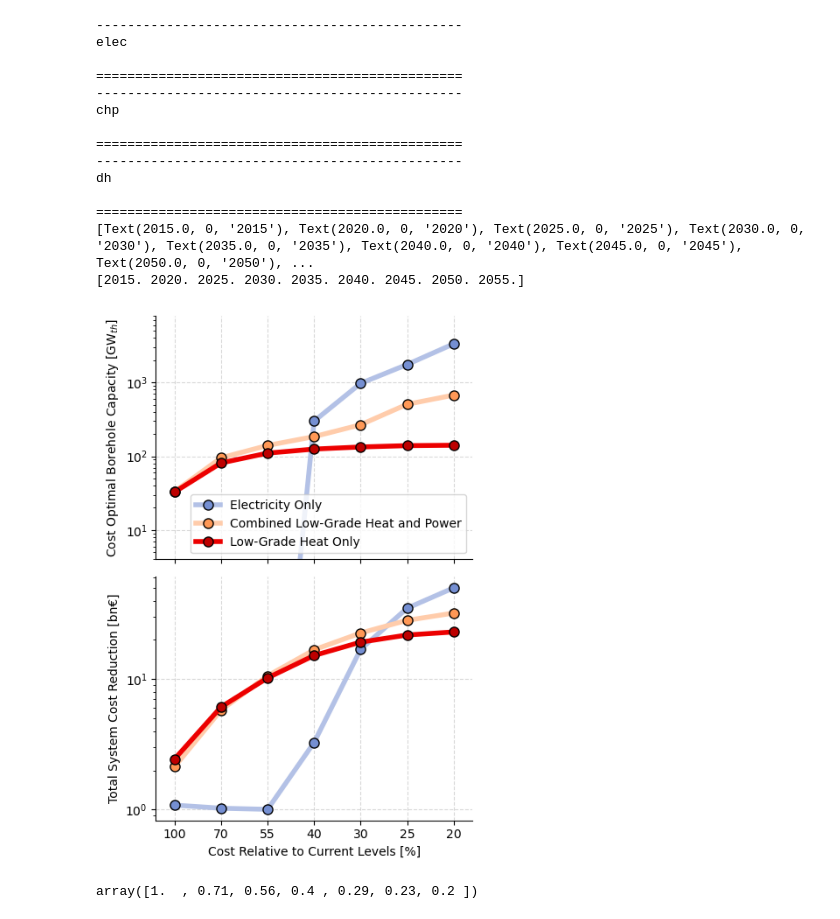
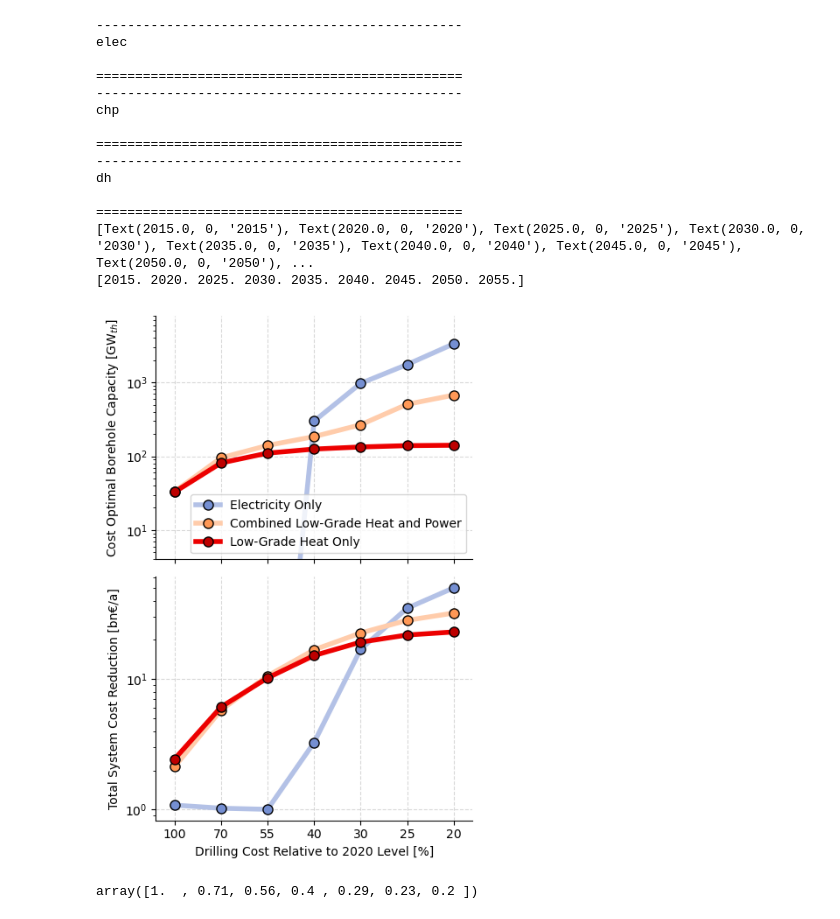
Before and after one commit to LukasFrankenQ/egs_market_integration, a Jupyter notebook: notebooks/new_main_plot.ipynb, the cells around one changed output. Saved outputs shown, nothing was run; the diff lists cells and outputs as text; code cells hidden in the pictures.

```diff
--- a/notebooks/new_main_plot.ipynb
+++ b/notebooks/new_main_plot.ipynb
@@ -286,9 +286,9 @@ for ax in axs:
     ax.spines["right"].set_visible(False)
 
 axs[0].set_ylabel(r"Cost Optimal Borehole Capacity [GW$_{th}$]")
-axs[1].set_ylabel(r"Total System Cost Reduction [bn€]")
+axs[1].set_ylabel(r"Total System Cost Reduction [bn€/a]")
 # axs[1].set_xlabel("Cost Reduction Factor")
-axs[1].set_xlabel("Cost Relative to Current Level [%]")
+axs[1].set_xlabel("Drilling Cost Relative to 2020 Level [%]")
 
 if include_regions:
     ax.fill_between(
@@ -311,34 +311,34 @@ axs[0].set_xlim(2018, 2052)
 axs[1].set_xlim(2018, 2052)
 
 print(axs[1].get_xticklabels())
 print(axs[1].get_xticks())
 
 axs[1].set_xticks(
     [2020, 2025, 2030, 2035, 2040, 2045, 2050],
     # ['1.0', '1.4', '1.8', '2.5', '3.5', '4.4', '5.0']
     ['100', '70', '55', '40', '30', '25', '20']
     )
 
 plt.tight_layout()
 plt.savefig("main_plot.pdf")
 
 plt.show()
 # %% [output]
 -----------------------------------------------
 elec
 
 ===============================================
 -----------------------------------------------
 chp
 
 ===============================================
 -----------------------------------------------
 dh
 
 ===============================================
 [Text(2015.0, 0, '2015'), Text(2020.0, 0, '2020'), Text(2025.0, 0, '2025'), Text(2030.0, 0, '2030'), Text(2035.0, 0, '2035'), Text(2040.0, 0, '2040'), Text(2045.0, 0, '2045'), Text(2050.0, 0, '2050'), ...
 [2015. 2020. 2025. 2030. 2035. 2040. 2045. 2050. 2055.]
-[figure, old version]
+[figure, new version]
 # %%
 import numpy as np
 
```
Also changed, not shown: parts of 1 cell of this notebook, 1 other file.
